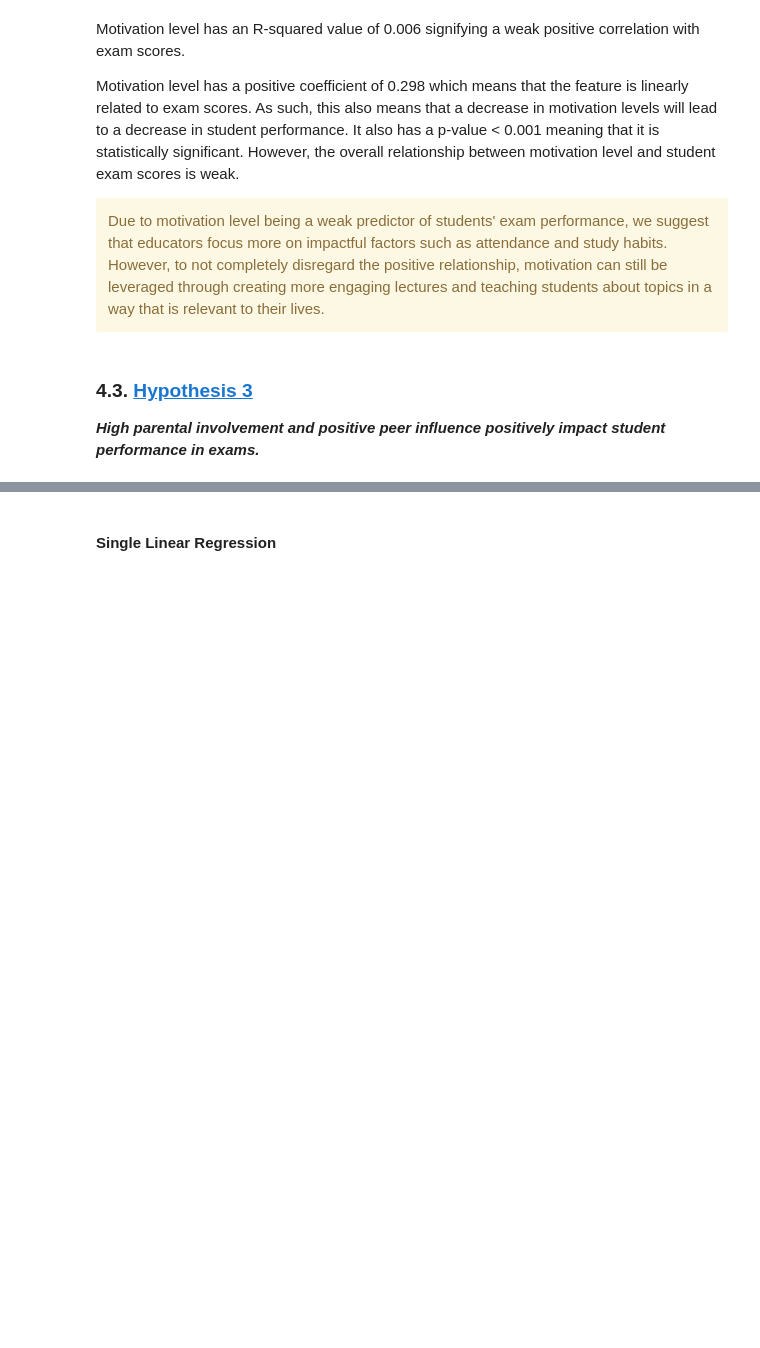
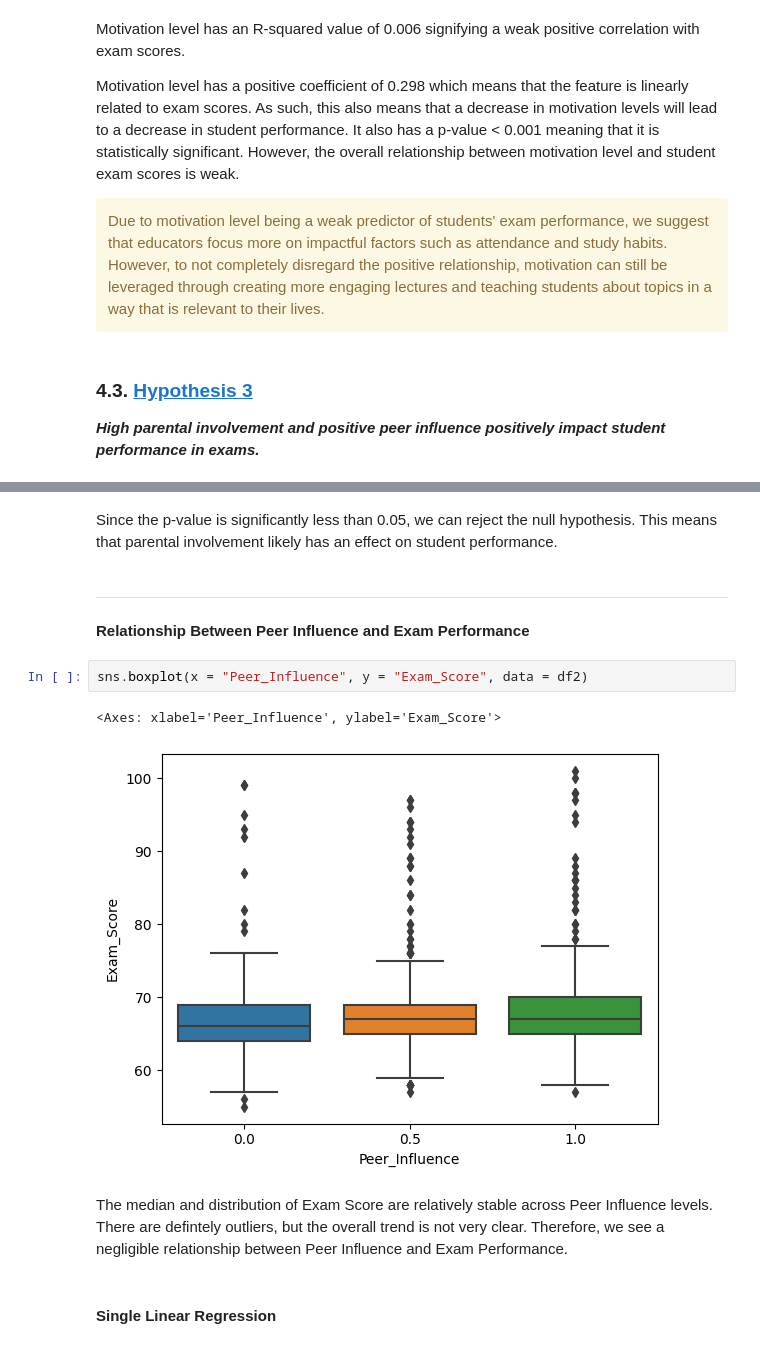
Before and after one commit to setarehsalkhi/OMIS-114-Project, a Jupyter notebook: FinalProjectSubmission.ipynb, the cells around one changed output, grey strips where cells are left out. Saved outputs shown, nothing was run; the diff lists cells and outputs as text; blank space fills up the shorter version.

```diff
--- a/FinalProjectSubmission.ipynb
+++ b/FinalProjectSubmission.ipynb
@@ -559,3 +603,16 @@ Motivation level has a positive coefficient of 0.298 which means that the featur
+# %% [markdown]
+Since the p-value is significantly less than 0.05, we can reject the null hypothesis. This means that parental involvement likely has an effect on student performance.
+# %% [markdown]
+****
+# %% [markdown]
+<b> Relationship Between Peer Influence and Exam Performance </b>
+# %%
+sns.boxplot(x = "Peer_Influence", y = "Exam_Score", data = df2)
+# %% [output]
+<Axes: xlabel='Peer_Influence', ylabel='Exam_Score'>
+[figure, added]
+# %% [markdown]
+The median and distribution of Exam Score are relatively stable across Peer Influence levels. There are defintely outliers, but the overall trend is not very clear. Therefore, we see a negligible relationship between Peer Influence and Exam Performance.
 # %% [markdown]
 #### Single Linear Regression
 # %%
```
Also changed, not shown: parts of 11 cells of this notebook.
